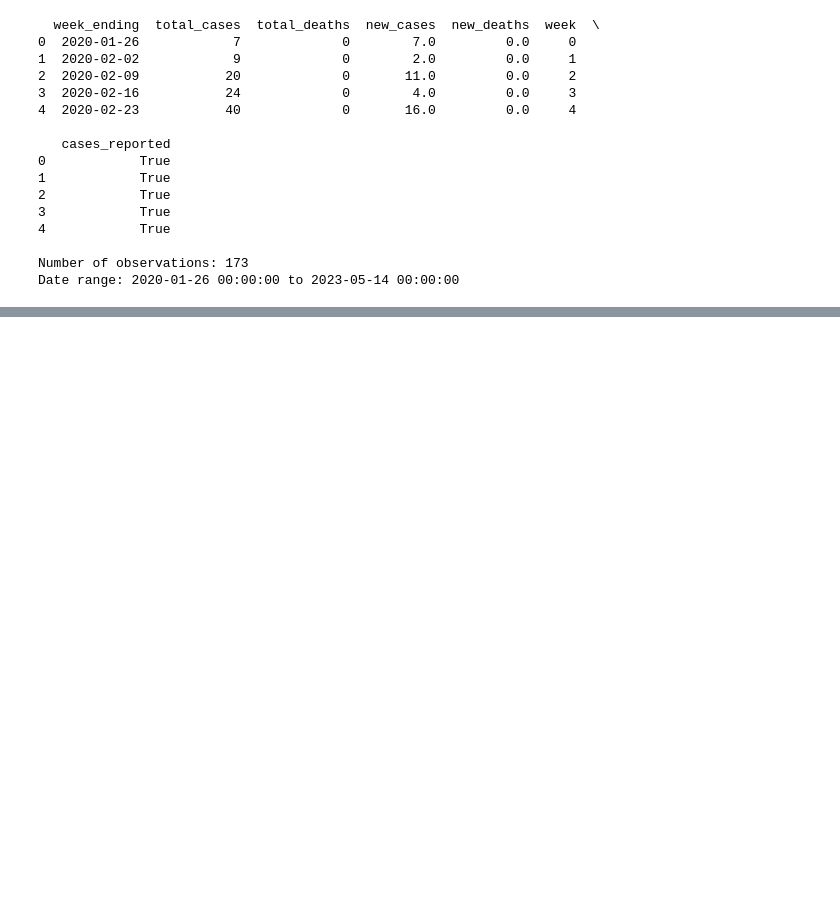
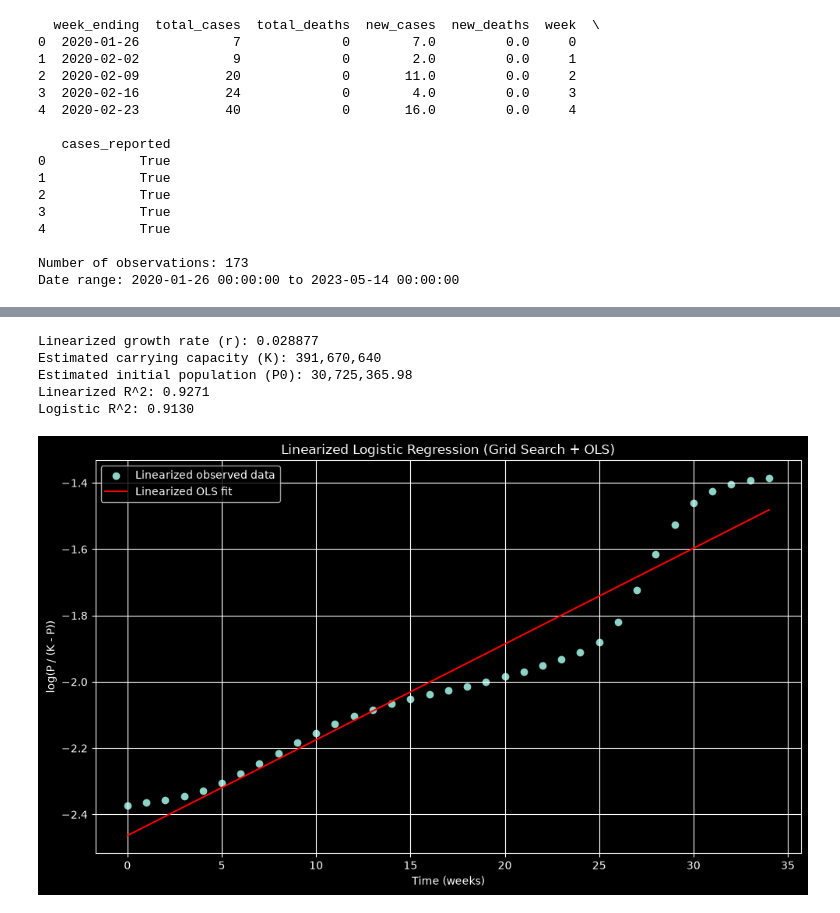
Before and after one commit to troyc03/COVID19-Logistic-Growth-Project, a Jupyter notebook: notebooks/logistic_model_fitting.ipynb, the cells around one changed output, grey strips where cells are left out. Drawn from its saved outputs; the diff is of its cells as text; code cells hidden in the pictures; blank space fills up the shorter version.

Commit message:
Added logistic model fitting/linearized model for fitting

```diff
--- a/notebooks/logistic_model_fitting.ipynb
+++ b/notebooks/logistic_model_fitting.ipynb
@@ -292,0 +107,60 @@ print("- forecast_predictions.csv")
+# %%
+import numpy as np
+import matplotlib.pyplot as plt
+from scipy.stats import linregress
+from sklearn.metrics import r2_score
+
+def logistic_model(t, r, K, P0):
+    return K / (1.0 + ((K - P0) / P0) * np.exp(-r * t))
+
+# 1. Grid search over K to maximize linear R^2
+K_candidates = np.linspace(np.max(P) * 1.001, np.max(P) * 5.0, 2000)
+best_r2 = -np.inf
+best_K = None
+best_slope = None
+best_intercept = None
+
+for K_cand in K_candidates:
+    y_logit = np.log(P / (K_cand - P))
+    slope, intercept, r_val, _, _ = linregress(t, y_logit)
+    if r_val**2 > best_r2:
+        best_r2 = r_val**2
+        best_K = K_cand
+        best_slope = slope
+        best_intercept = intercept
+
+# 2. Extract parameters and predictions
+r_linear = best_slope
+K_linear = best_K
+# Note: intercept = log(P0_est / (K_linear - P0_est))
+P0_est = K_linear / (1.0 + np.exp(-best_intercept))
+
+linearized_P_obs = np.log(P / (K_linear - P))
+linearized_P_pred = best_intercept + r_linear * t
+P_linear = logistic_model(t, r_linear, K_linear, P0_est)
+
+print(f"Linearized growth rate (r): {r_linear:.6f}")
+print(f"Estimated carrying capacity (K): {K_linear:,.0f}")
+print(f"Estimated initial population (P0): {P0_est:,.2f}")
+print(f"Linearized R^2: {best_r2:.4f}")
+print(f"Logistic R^2: {r2_score(P, P_linear):.4f}")
+
+# 3. Plot the linear regression fit
+plt.style.use('dark_background')
+plt.figure(figsize=(10, 6))
+plt.scatter(t, linearized_P_obs, label="Linearized observed data")
+plt.plot(t, linearized_P_pred, color="red", label="Linearized OLS fit")
+plt.xlabel("Time (weeks)")
+plt.ylabel("log(P / (K - P))")
+plt.title("Linearized Logistic Regression (Grid Search + OLS)")
+plt.legend()
+plt.grid(True)
+plt.tight_layout()
+plt.show()
+# %% [output]
+Linearized growth rate (r): 0.028877
+Estimated carrying capacity (K): 391,670,640
+Estimated initial population (P0): 30,725,365.98
+Linearized R^2: 0.9271
+Logistic R^2: 0.9130
+[figure, added]
```
Also changed, not shown: parts of 5 cells of this notebook.
